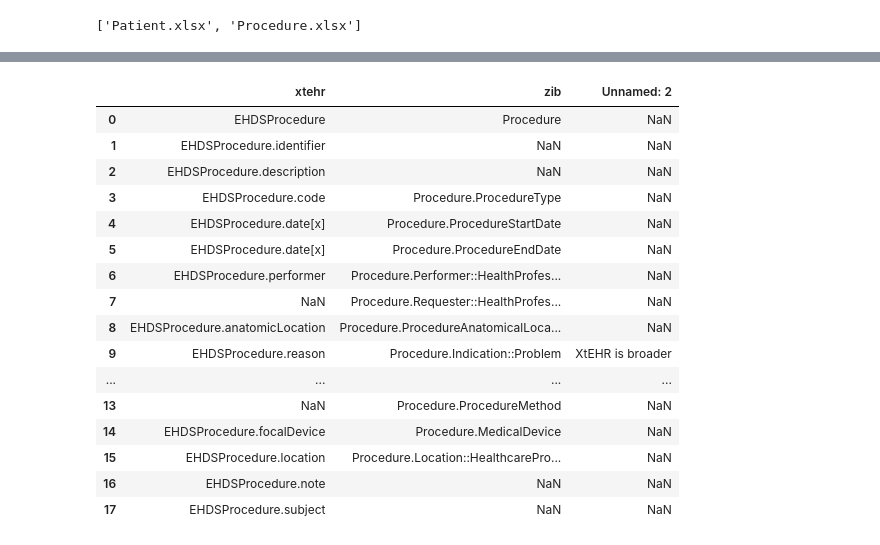
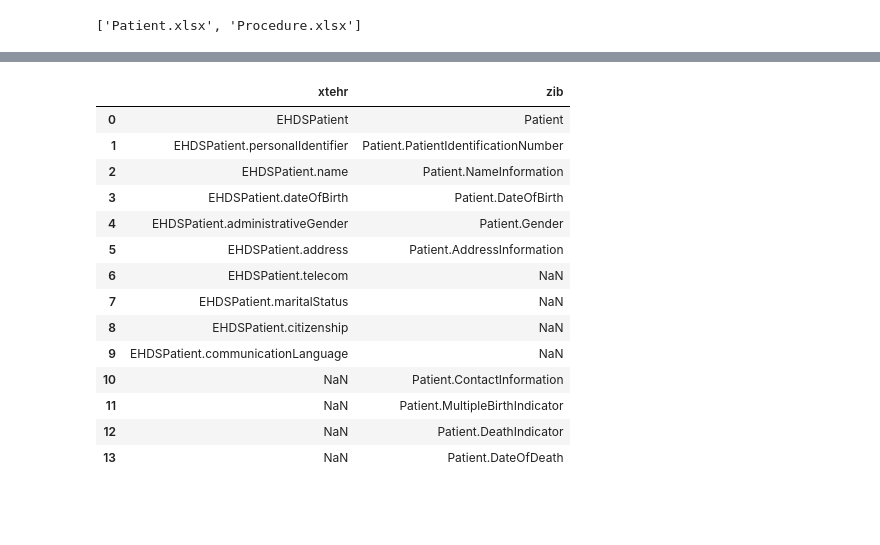
Before and after one commit to mgraauw/eu-nl-compared, a Jupyter notebook: mapping.ipynb, the cells around one changed output, grey strips where cells are left out. Cells and saved outputs as stored; diff of their text form; code cells hidden in the pictures; blank space fills up the shorter version.

```diff
--- a/mapping.ipynb
+++ b/mapping.ipynb
@@ -75,26 +70,24 @@ os.listdir(maps)
 # %%
-file = 'Procedure'
+file = 'Patient'
 mappath = os.path.join(maps, file + '.xlsx')
 mapdf = pd.read_excel(mappath)
 mapdf
 # %% [output]
-|  | xtehr | zib | Unnamed: 2 |
-| 0 | EHDSProcedure | Procedure | NaN |
-| 1 | EHDSProcedure.identifier | NaN | NaN |
-| 2 | EHDSProcedure.description | NaN | NaN |
-| 3 | EHDSProcedure.code | Procedure.ProcedureType | NaN |
-| 4 | EHDSProcedure.date[x] | Procedure.ProcedureStartDate | NaN |
-| 5 | EHDSProcedure.date[x] | Procedure.ProcedureEndDate | NaN |
-| 6 | EHDSProcedure.performer | Procedure.Performer::HealthProfes... | NaN |
-| 7 | NaN | Procedure.Requester::HealthProfes... | NaN |
-| 8 | EHDSProcedure.anatomicLocation | Procedure.ProcedureAnatomicalLoca... | NaN |
-| 9 | EHDSProcedure.reason | Procedure.Indication::Problem | XtEHR is broader |
-| ... | ... | ... | ... |
-| 13 | NaN | Procedure.ProcedureMethod | NaN |
-| 14 | EHDSProcedure.focalDevice | Procedure.MedicalDevice | NaN |
-| 15 | EHDSProcedure.location | Procedure.Location::HealthcarePro... | NaN |
-| 16 | EHDSProcedure.note | NaN | NaN |
-| 17 | EHDSProcedure.subject | NaN | NaN |
+|  | xtehr | zib |
+| 0 | EHDSPatient | Patient |
+| 1 | EHDSPatient.personalIdentifier | Patient.PatientIdentificationNumber |
+| 2 | EHDSPatient.name | Patient.NameInformation |
+| 3 | EHDSPatient.dateOfBirth | Patient.DateOfBirth |
+| 4 | EHDSPatient.administrativeGender | Patient.Gender |
+| 5 | EHDSPatient.address | Patient.AddressInformation |
+| 6 | EHDSPatient.telecom | NaN |
+| 7 | EHDSPatient.maritalStatus | NaN |
+| 8 | EHDSPatient.citizenship | NaN |
+| 9 | EHDSPatient.communicationLanguage | NaN |
+| 10 | NaN | Patient.ContactInformation |
+| 11 | NaN | Patient.MultipleBirthIndicator |
+| 12 | NaN | Patient.DeathIndicator |
+| 13 | NaN | Patient.DateOfDeath |
 # %%
 mapping = mapdf[['xtehr', 'zib']].merge(zibdf.add_suffix('_zib'), left_on='zib', right_on='path_zib', how='outer').merge(xlmdf.add_suffix('_xtehr'), left_on='xtehr', right_on='path_xtehr', how='outer')
 mapping
```
Also changed, not shown: parts of 6 cells of this notebook, 1 other file.
